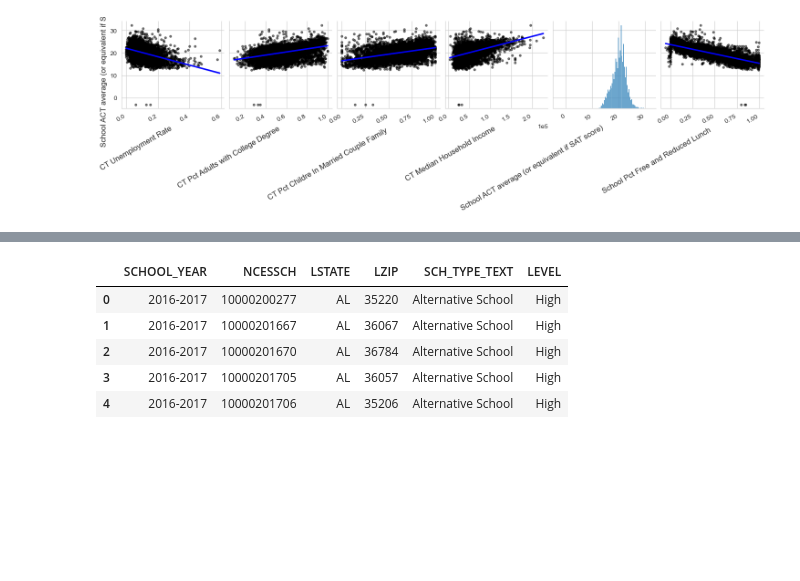
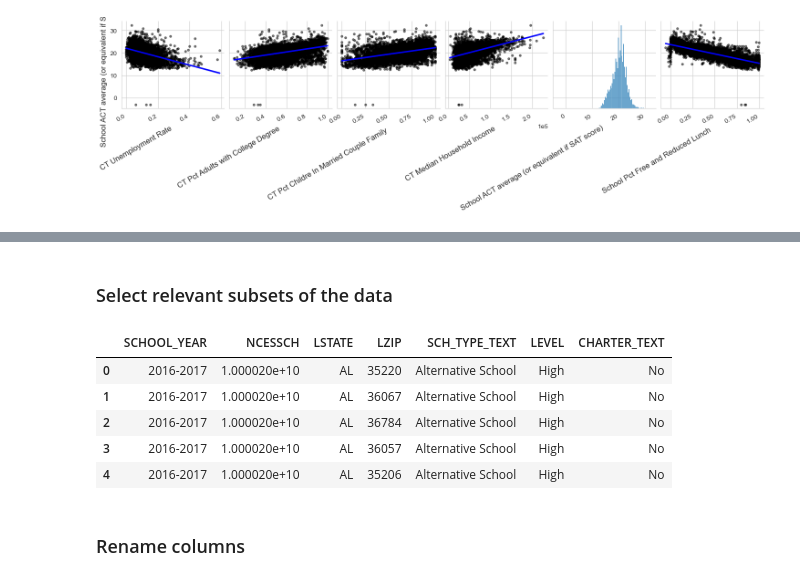
Before and after one commit to rkamatn/education_inequality, a Jupyter notebook: code/education.ipynb, the cells around one changed output, grey strips where cells are left out. Drawn from its saved outputs; the diff is of its cells as text; code cells hidden in the pictures; blank space fills up the shorter version.

```diff
--- a/code/education.ipynb
+++ b/code/education.ipynb
@@ -30,4 +38,5 @@ edgap
 # %%
-school_infomation= pd.read_csv('../data/ccd_sch_029_1617_w_1a_11212017.csv',encoding="unicode_escape",dtype={'NCESSCH': object})
-school_infomation
+
+school_information= pd.read_csv('../data/data1.csv',encoding="unicode_escape")
+school_information.info()
 # %% [output]
@@ -153,12 +192,16 @@ plt.show()
+# %% [markdown]
+### Select relevant subsets of the data
 # %%
-school_infomation=school_infomation[['SCHOOL_YEAR','NCESSCH','LSTATE','LZIP','SCH_TYPE_TEXT','LEVEL']]
-school_infomation.head()
+school_information=school_information[['SCHOOL_YEAR','NCESSCH','LSTATE','LZIP','SCH_TYPE_TEXT','LEVEL','CHARTER_TEXT']]
+school_information.head()
 # %% [output]
-|  | SCHOOL_YEAR | NCESSCH | LSTATE | LZIP | SCH_TYPE_TEXT | LEVEL |
-| 0 | 2016-2017 | 10000200277 | AL | 35220 | Alternative School | High |
-| 1 | 2016-2017 | 10000201667 | AL | 36067 | Alternative School | High |
-| 2 | 2016-2017 | 10000201670 | AL | 36784 | Alternative School | High |
-| 3 | 2016-2017 | 10000201705 | AL | 36057 | Alternative School | High |
-| 4 | 2016-2017 | 10000201706 | AL | 35206 | Alternative School | High |
+|  | SCHOOL_YEAR | NCESSCH | LSTATE | LZIP | SCH_TYPE_TEXT | LEVEL | CHARTER_TEXT |
+| 0 | 2016-2017 | 1.000020e+10 | AL | 35220 | Alternative School | High | No |
+| 1 | 2016-2017 | 1.000020e+10 | AL | 36067 | Alternative School | High | No |
+| 2 | 2016-2017 | 1.000020e+10 | AL | 36784 | Alternative School | High | No |
+| 3 | 2016-2017 | 1.000020e+10 | AL | 36057 | Alternative School | High | No |
+| 4 | 2016-2017 | 1.000020e+10 | AL | 35206 | Alternative School | High | No |
+# %% [markdown]
+### Rename columns
 # %%
 edgap = edgap.rename(columns={
```
Also changed, not shown: parts of 55 cells of this notebook, 2 other files.
